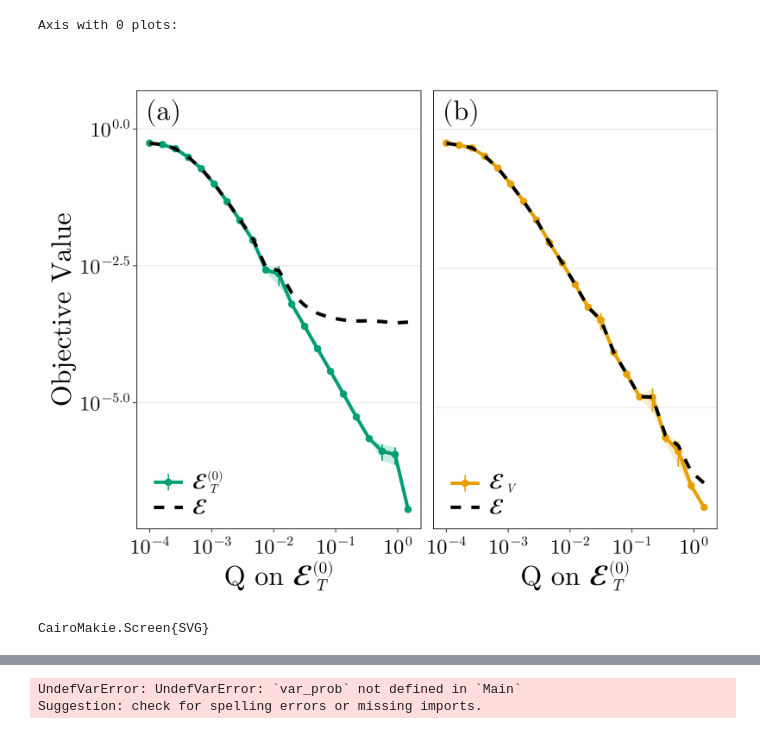
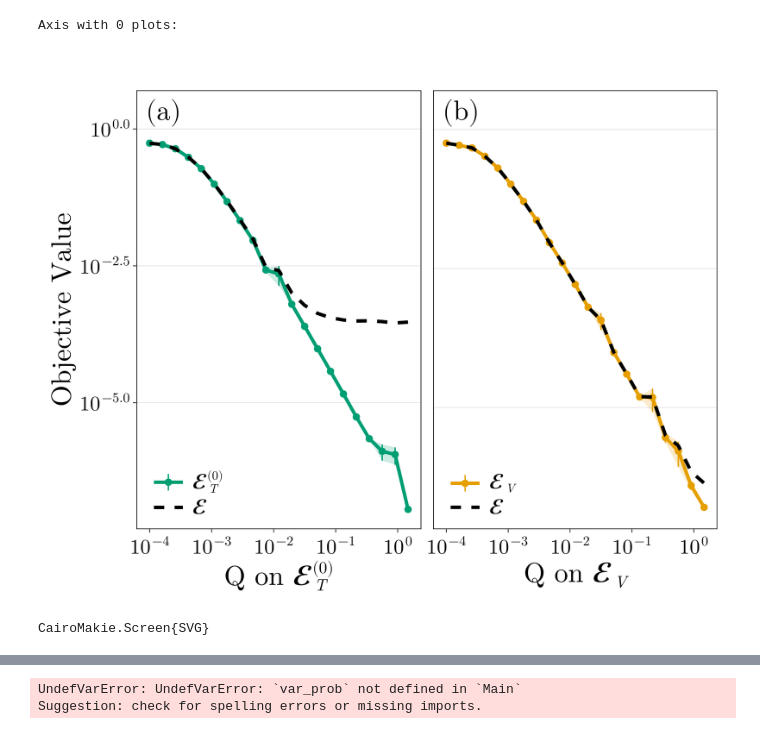
Before and after one commit to Andrew-Kamen/notebooks, a Jupyter notebook: src/gap_data.ipynb, the cells around one changed output, grey strips where cells are left out. Saved outputs shown, nothing was run; the diff lists cells and outputs as text; code cells hidden in the pictures.

Commit message:
fix label in gap plot

```diff
--- a/src/gap_data.ipynb
+++ b/src/gap_data.ipynb
@@ -818,7 +807,7 @@ scatter_with_line_and_error!(
 # --------------------------------------
 ax2 = Axis(fig[1, 2],
     limits=((nothing, (nothing, 5))),
-    xlabel          = latexstring("Q on ", script_tog),
+    xlabel          = latexstring("Q on ", script_var),
     ylabel          = L"\text{Objective Value}",
     xscale          = log10,
     yscale          = log10,
@@ -907,34 +896,34 @@ legend_elements_2 = [
     ),
     create_custom_legend_icon(
         :black;
         markersize  = 0,
         linewidth   = small_linewidth,
         errorwidth  = small_errorwidth,
         linestyle   = :dash,
         show_points = false,
         show_error  = false,
     ),
 ]
 
 labels_2 = [script_var, script_e]
 
 Legend(fig[1, 2],
     legend_elements_2,
     labels_2;
     halign       = :left,
     valign       = :bottom,
     tellheight   = false,
     tellwidth    = false,
     margin       = small_margin,
     framevisible = false,
     labelsize    = small_labelsize,
     patchsize    = small_patchsize,
 )
 
 display(fig)
 save("artifacts/combined_comparison.svg", fig; px_per_unit = 2)
 # %% [output]
-[figure, old version]
+[figure, new version]
 CairoMakie.Screen{SVG}
 # %%
 # Problem parameters
```
Also changed, not shown: parts of 4 cells of this notebook, 2 other files.
